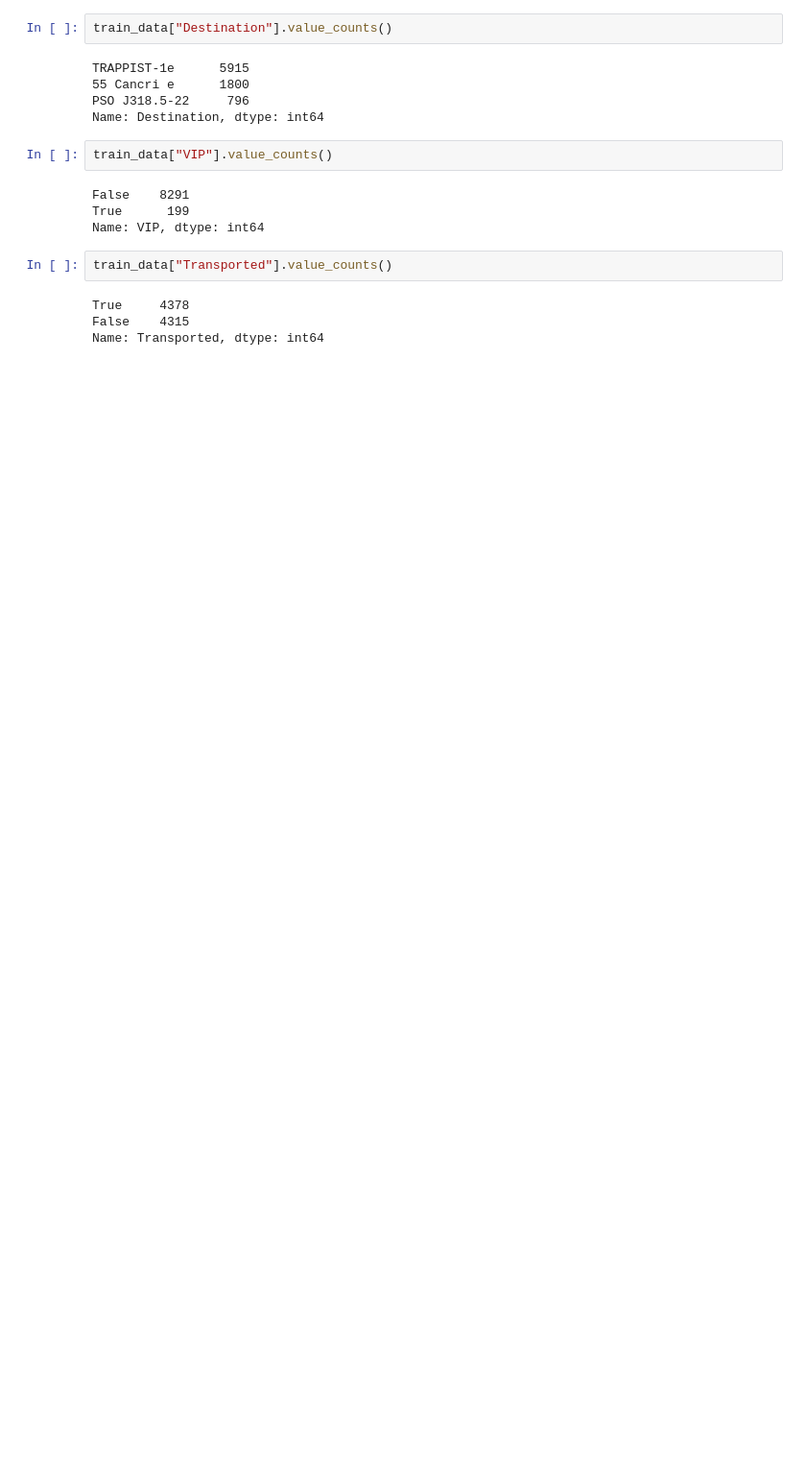
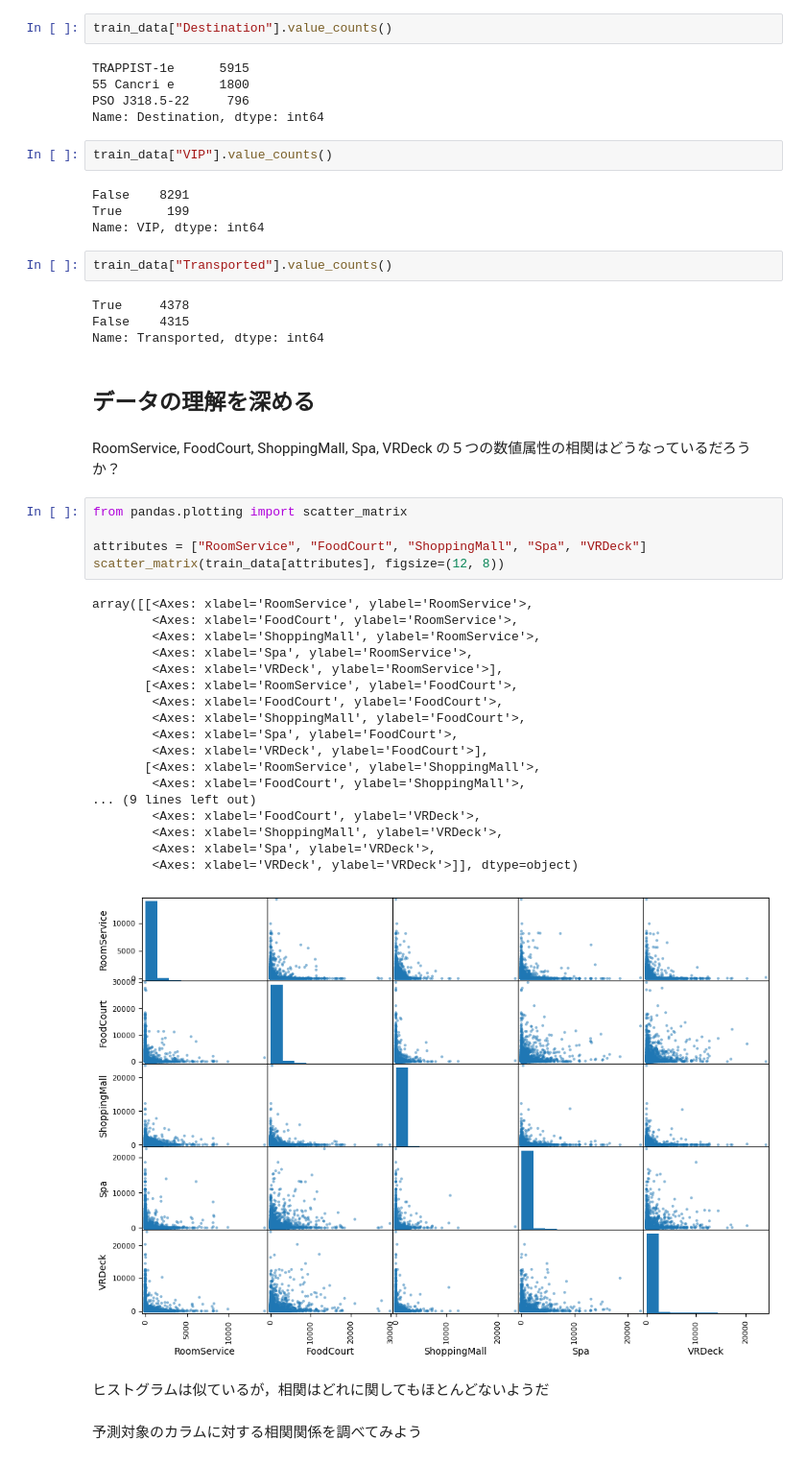
Before and after one commit to Seasawher/spaceship-titanic, a Jupyter notebook: src/notebook.ipynb, the cells around one changed output. Shown: that part at 96% size. Drawn from its saved outputs; the diff is of its cells as text; blank space fills up the shorter version.

```diff
--- a/src/notebook.ipynb
+++ b/src/notebook.ipynb
@@ -155,3 +153,35 @@ train_data["Transported"].value_counts()
 True     4378
 False    4315
 Name: Transported, dtype: int64
+# %% [markdown]
+## データの理解を深める
+# %% [markdown]
+RoomService, FoodCourt, ShoppingMall, Spa, VRDeck の５つの数値属性の相関はどうなっているだろうか？
+# %%
+from pandas.plotting import scatter_matrix
+
+attributes = ["RoomService", "FoodCourt", "ShoppingMall", "Spa", "VRDeck"]
+scatter_matrix(train_data[attributes], figsize=(12, 8))
+# %% [output]
+array([[<Axes: xlabel='RoomService', ylabel='RoomService'>,
+        <Axes: xlabel='FoodCourt', ylabel='RoomService'>,
+        <Axes: xlabel='ShoppingMall', ylabel='RoomService'>,
+        <Axes: xlabel='Spa', ylabel='RoomService'>,
+        <Axes: xlabel='VRDeck', ylabel='RoomService'>],
+       [<Axes: xlabel='RoomService', ylabel='FoodCourt'>,
+        <Axes: xlabel='FoodCourt', ylabel='FoodCourt'>,
+        <Axes: xlabel='ShoppingMall', ylabel='FoodCourt'>,
+        <Axes: xlabel='Spa', ylabel='FoodCourt'>,
+        <Axes: xlabel='VRDeck', ylabel='FoodCourt'>],
+       [<Axes: xlabel='RoomService', ylabel='ShoppingMall'>,
+        <Axes: xlabel='FoodCourt', ylabel='ShoppingMall'>,
+... (9 lines left out)
+        <Axes: xlabel='FoodCourt', ylabel='VRDeck'>,
+        <Axes: xlabel='ShoppingMall', ylabel='VRDeck'>,
+        <Axes: xlabel='Spa', ylabel='VRDeck'>,
+        <Axes: xlabel='VRDeck', ylabel='VRDeck'>]], dtype=object)
+[figure, added]
+# %% [markdown]
+ヒストグラムは似ているが，相関はどれに関してもほとんどないようだ
+# %% [markdown]
+予測対象のカラムに対する相関関係を調べてみよう
```
Also changed, not shown: parts of 5 cells of this notebook.
